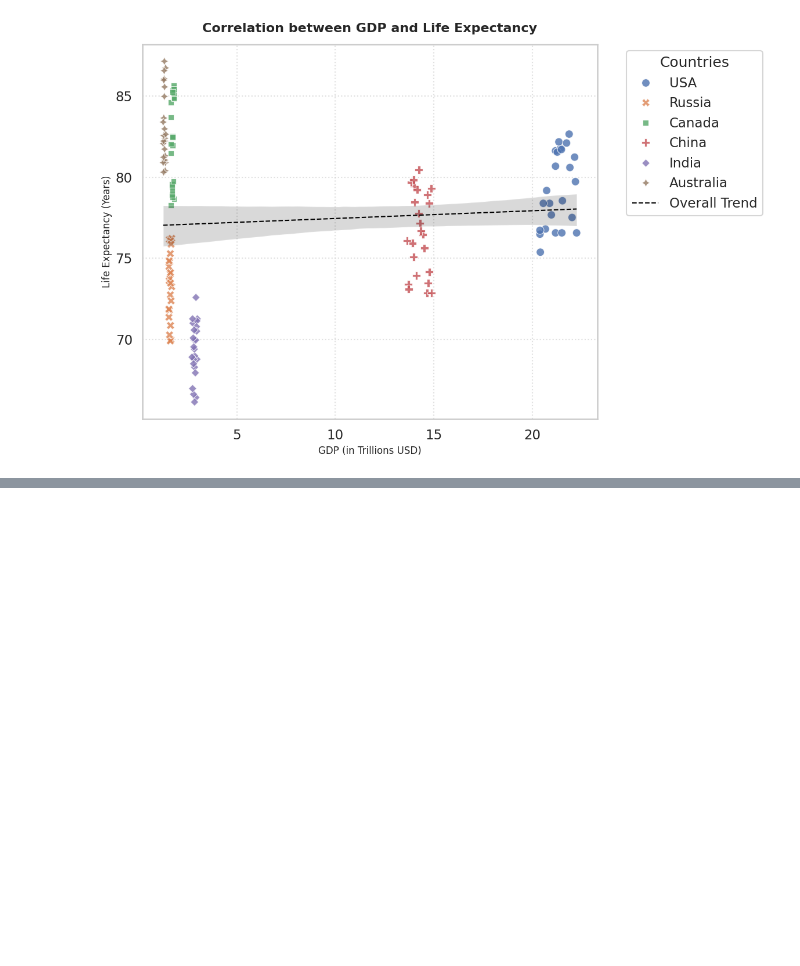
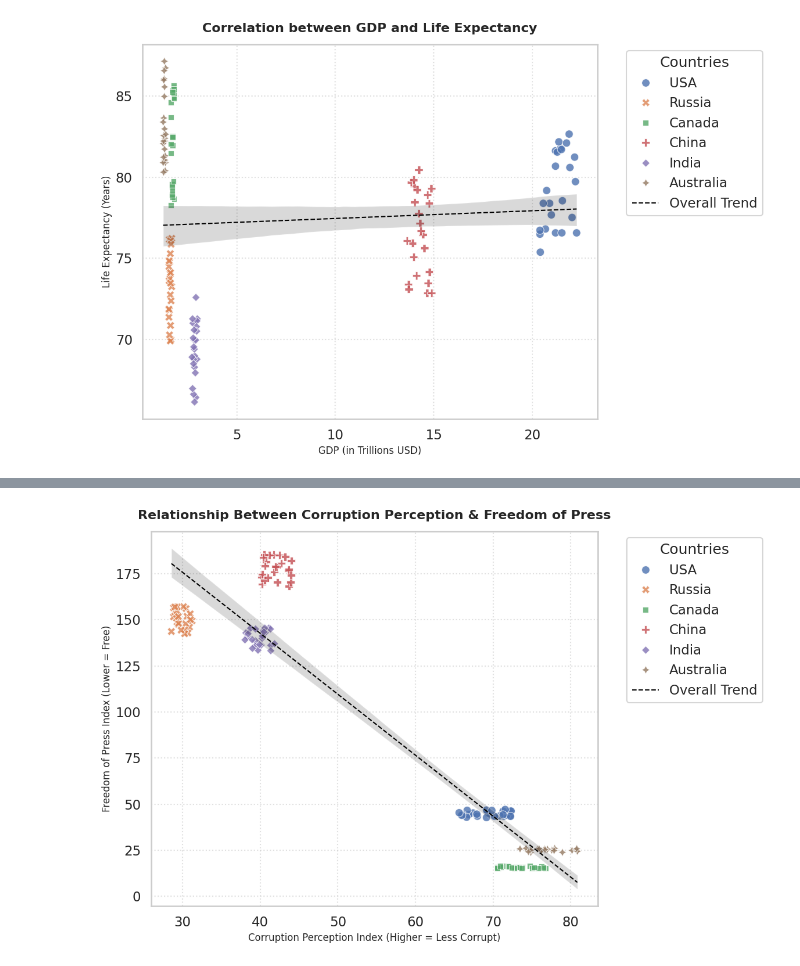
Before and after one commit to sitiekbal/CapstnPro_Econ.Analysis, a Jupyter notebook: Capstone_Project_Economic_Analysis.ipynb, the cells around one changed output, grey strips where cells are left out. Saved outputs shown, nothing was run; the diff lists cells and outputs as text; code cells hidden in the pictures; blank space fills up the shorter version.

```diff
--- a/Capstone_Project_Economic_Analysis.ipynb
+++ b/Capstone_Project_Economic_Analysis.ipynb
@@ -383,0 +438,42 @@ plt.show()
+# %%
+# Based on the printed columns, we can generate a scatter plot showing their relationship
+x_col = 'Corruption_Perception_Index'
+y_col = 'Freedom_of_Press_Index'  # Note: Lower values on this index usually denote more freedom of press depending on the framework
+
+if x_col in cleaned_df.columns and y_col in cleaned_df.columns:
+    plt.figure(figsize=(12, 8))
+    sns.scatterplot(
+        data=cleaned_df,
+        x=x_col,
+        y=y_col,
+        hue='Country',
+        style='Country',
+        s=100,
+        alpha=0.8
+    )
+
+    # Add a trendline to show the overall correlation
+    sns.regplot(
+        data=cleaned_df,
+        x=x_col,
+        y=y_col,
+        scatter=False,
+        color='black',
+        line_kws={'linestyle': '--', 'linewidth': 1.5},
+        label='Overall Trend'
+    )
+
+    plt.title('Relationship Between Corruption Perception & Freedom of Press', fontsize=16, fontweight='bold', pad=15)
+    plt.xlabel('Corruption Perception Index (Higher = Less Corrupt)', fontsize=12)
+    plt.ylabel('Freedom of Press Index (Lower = Free)', fontsize=12)
+    plt.legend(bbox_to_anchor=(1.05, 1), loc='upper left', title='Countries')
+    plt.grid(True, linestyle=':', alpha=0.6)
+    plt.tight_layout()
+
+    # Save the plot
+    plt.savefig(OUTDIR / 'corruption_vs_press_freedom_scatter.png', dpi=150)
+    plt.show()
+else:
+    print("Columns not found as expected. Please check dataset columns.")
+# %% [output]
+[figure, added]
```
Also changed, not shown: parts of 2 cells of this notebook.
